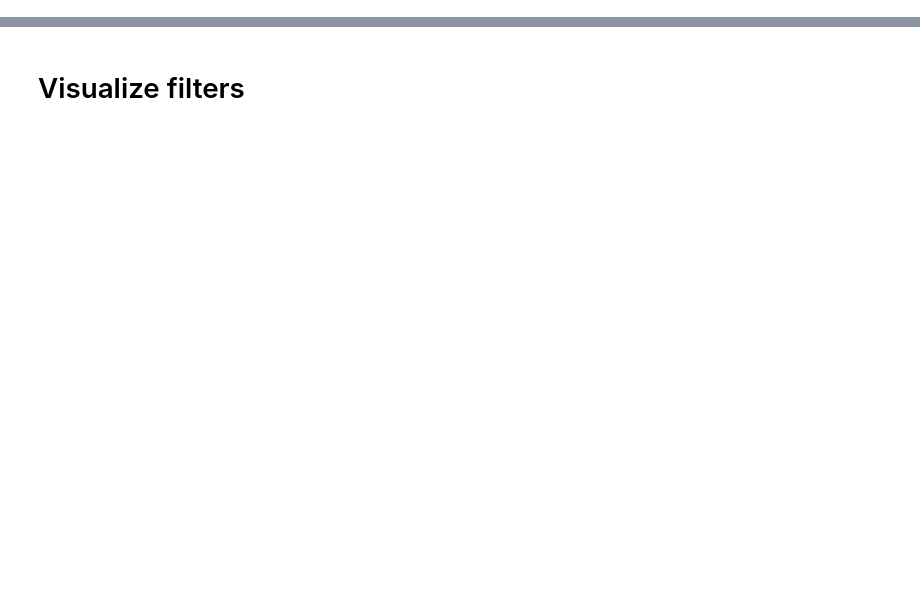
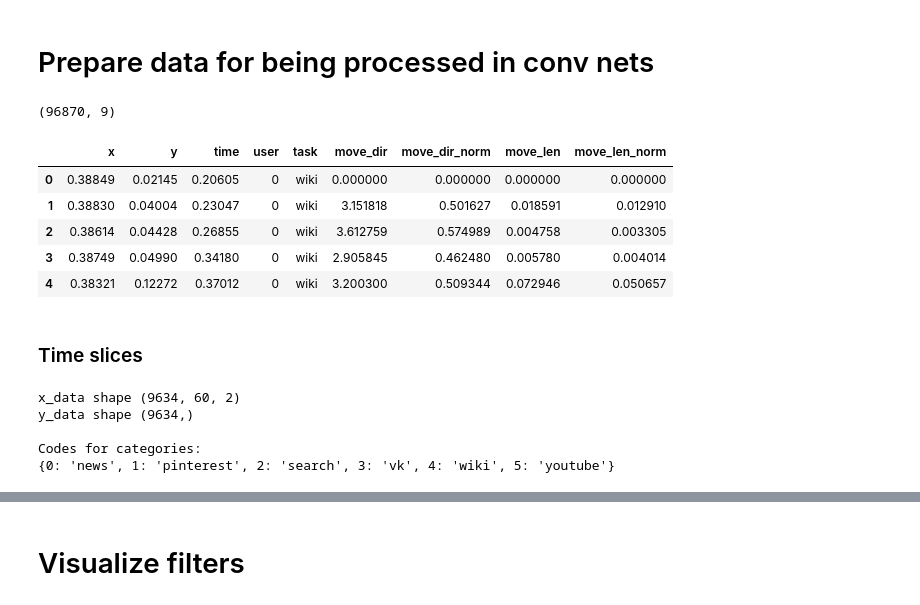
Before and after one commit to taneta/patterns, a Jupyter notebook: patterns_conv.ipynb, the cells around one changed output, grey strips where cells are left out. Cells and saved outputs as stored; diff of their text form; code cells hidden in the pictures; blank space fills up the shorter version.

```diff
--- a/patterns_conv.ipynb
+++ b/patterns_conv.ipynb
@@ -44,0 +40,14 @@ The autoreload extension is already loaded. To reload it, use:
+# %% [markdown]
+# Prepare data for being processed in conv nets
+# %%
+df = pd.read_csv('demo_data/data.csv')
+print(df.shape)
+df.head()
+# %% [output]
+(96870, 9)
+|  | x | y | time | user | task | move_dir | move_dir_norm | move_len | move_len_norm |
+| 0 | 0.38849 | 0.02145 | 0.20605 | 0 | wiki | 0.000000 | 0.000000 | 0.000000 | 0.000000 |
+| 1 | 0.38830 | 0.04004 | 0.23047 | 0 | wiki | 3.151818 | 0.501627 | 0.018591 | 0.012910 |
+| 2 | 0.38614 | 0.04428 | 0.26855 | 0 | wiki | 3.612759 | 0.574989 | 0.004758 | 0.003305 |
+| 3 | 0.38749 | 0.04990 | 0.34180 | 0 | wiki | 2.905845 | 0.462480 | 0.005780 | 0.004014 |
+| 4 | 0.38321 | 0.12272 | 0.37012 | 0 | wiki | 3.200300 | 0.509344 | 0.072946 | 0.050657 |
@@ -45,28 +58,19 @@ The autoreload extension is already loaded. To reload it, use:
+# %% [markdown]
+### Time slices
 # %%
-timesteps = 60
-features = ['move_dir_norm', 'move_len_norm']
-one_hot = False
-step = 10
-
-df_ = df.copy()
-
 # Convert task labels to integers
 df['task_cat'] = df.task.astype('category').cat.codes
+codes = dict(enumerate(df.task.astype('category').cat.categories))
+x_d = df[features].values
+y_d = df['task_cat'].values
 
-df_ = df_[(df_.task_cat != 2)] # omit the task with very few observations
-
-x_d = df_[features].values
-y_d = df_['task_cat'].values
-if one_hot:
-    y_d = pd.get_dummies(y_d)
-
-# drop those where label is ambiguous
-y_labels = slice_gen(y_d, timesteps, step=step, only_full=True)
+y_labels = slice_gen(y_d, TIMESTEPS, step=step, only_full=True)
+# drop those sequences where label is ambiguous (on junction between tasks)
 y_not_mixed = [True if len(set(i)) == 1 else False for i in list(y_labels)]
 
-# split into seqs of length N (non-overlapped)
-x_gen = list(slice_gen(x_d, timesteps, step=step, only_full=True))
-y_gen = list(slice_gen(y_d, timesteps, step=step, only_full=True))
+# split into seqs of length N
+x_gen = list(slice_gen(x_d, TIMESTEPS, step=step, only_full=True))
+y_gen = list(slice_gen(y_d, TIMESTEPS, step=step, only_full=True))
 y_gen = [i[0] for i in y_gen]
 
 x_data = np.array(x_gen)
@@ -77,3 +81,12 @@ y_data = y_data[y_not_mixed]
 
 print('x_data shape', x_data.shape)
 print('y_data shape', y_data.shape)
+
+print('\nCodes for categories:')
+print(codes)
+# %% [output]
+x_data shape (9634, 60, 2)
+y_data shape (9634,)
+
+Codes for categories:
+{0: 'news', 1: 'pinterest', 2: 'search', 3: 'vk', 4: 'wiki', 5: 'youtube'}
```
Also changed, not shown: parts of 26 cells of this notebook, 18 other files.
